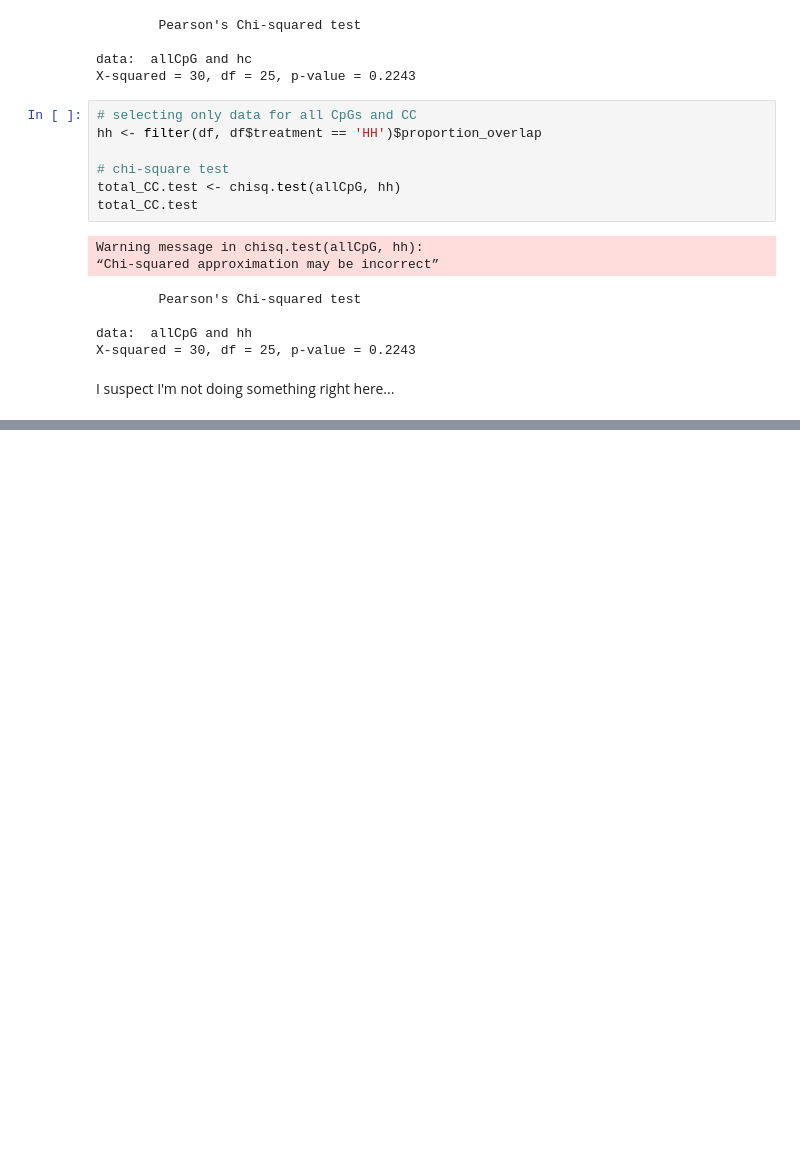
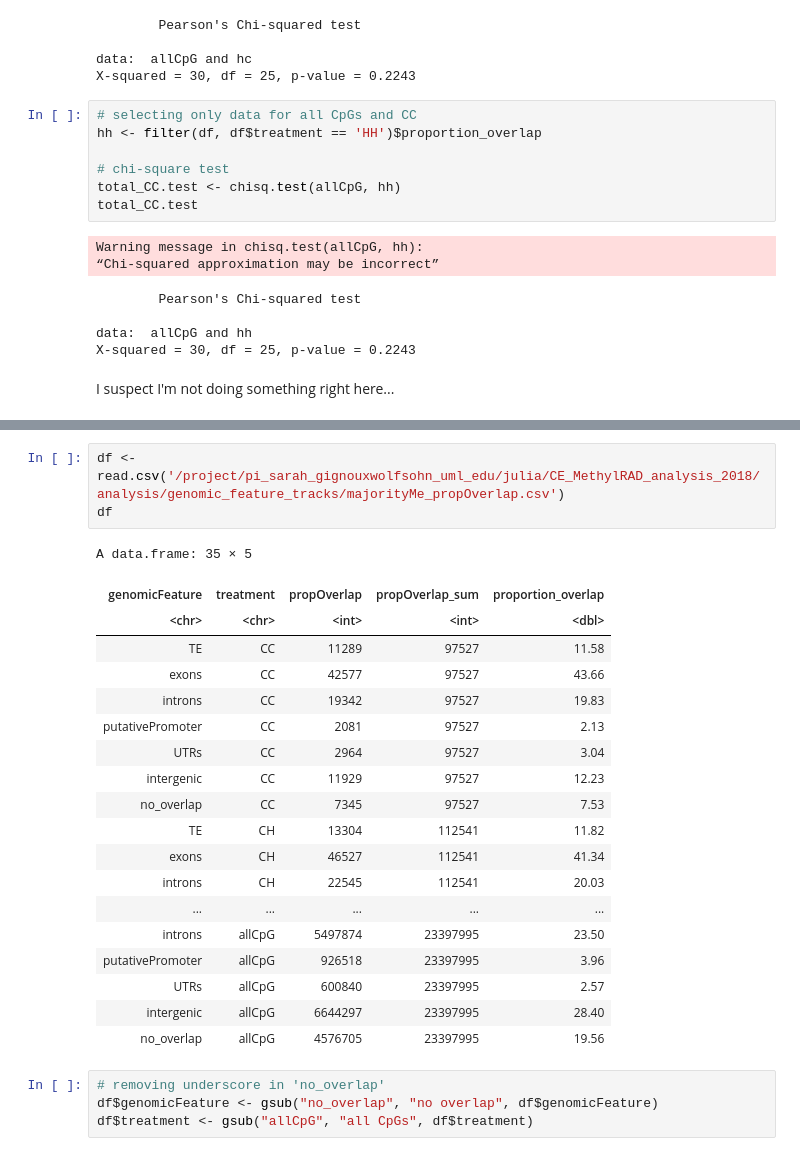
Before and after one commit to jgmcdonough/CE18_methylRAD_analysis, a Jupyter notebook: analysis/genomic_feature_tracks/create_proportionPlot.ipynb, the cells around one changed output, grey strips where cells are left out. Saved outputs shown, nothing was run; the diff lists cells and outputs as text; blank space fills up the shorter version.

```diff
--- a/analysis/genomic_feature_tracks/create_proportionPlot.ipynb
+++ b/analysis/genomic_feature_tracks/create_proportionPlot.ipynb
@@ -168,0 +132,27 @@ Warning message:
+# %%
+df <- read.csv('/project/pi_sarah_gignouxwolfsohn_uml_edu/julia/CE_MethylRAD_analysis_2018/analysis/genomic_feature_tracks/majorityMe_propOverlap.csv')
+df
+# %% [output]
+A data.frame: 35 × 5
+| genomicFeature | treatment | propOverlap | propOverlap_sum | proportion_overlap |
+| <chr> | <chr> | <int> | <int> | <dbl> |
+| TE | CC | 11289 | 97527 | 11.58 |
+| exons | CC | 42577 | 97527 | 43.66 |
+| introns | CC | 19342 | 97527 | 19.83 |
+| putativePromoter | CC | 2081 | 97527 | 2.13 |
+| UTRs | CC | 2964 | 97527 | 3.04 |
+| intergenic | CC | 11929 | 97527 | 12.23 |
+| no_overlap | CC | 7345 | 97527 | 7.53 |
+| TE | CH | 13304 | 112541 | 11.82 |
+| exons | CH | 46527 | 112541 | 41.34 |
+| introns | CH | 22545 | 112541 | 20.03 |
+| ... | ... | ... | ... | ... |
+| introns | allCpG | 5497874 | 23397995 | 23.50 |
+| putativePromoter | allCpG | 926518 | 23397995 | 3.96 |
+| UTRs | allCpG | 600840 | 23397995 | 2.57 |
+| intergenic | allCpG | 6644297 | 23397995 | 28.40 |
+| no_overlap | allCpG | 4576705 | 23397995 | 19.56 |
+# %%
+# removing underscore in 'no_overlap'
+df$genomicFeature <- gsub("no_overlap", "no overlap", df$genomicFeature)
+df$treatment <- gsub("allCpG", "all CpGs", df$treatment)
```
Also changed, not shown: parts of 7 cells of this notebook, 3 other files.
